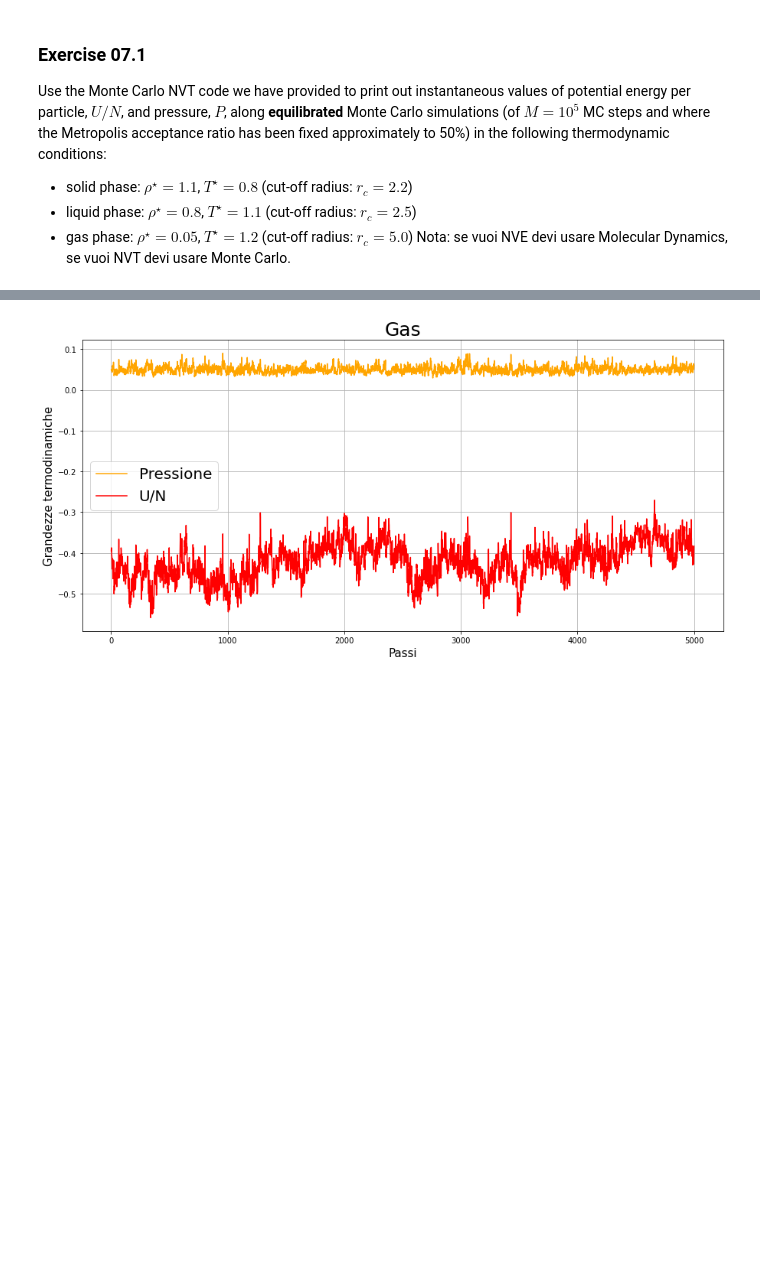
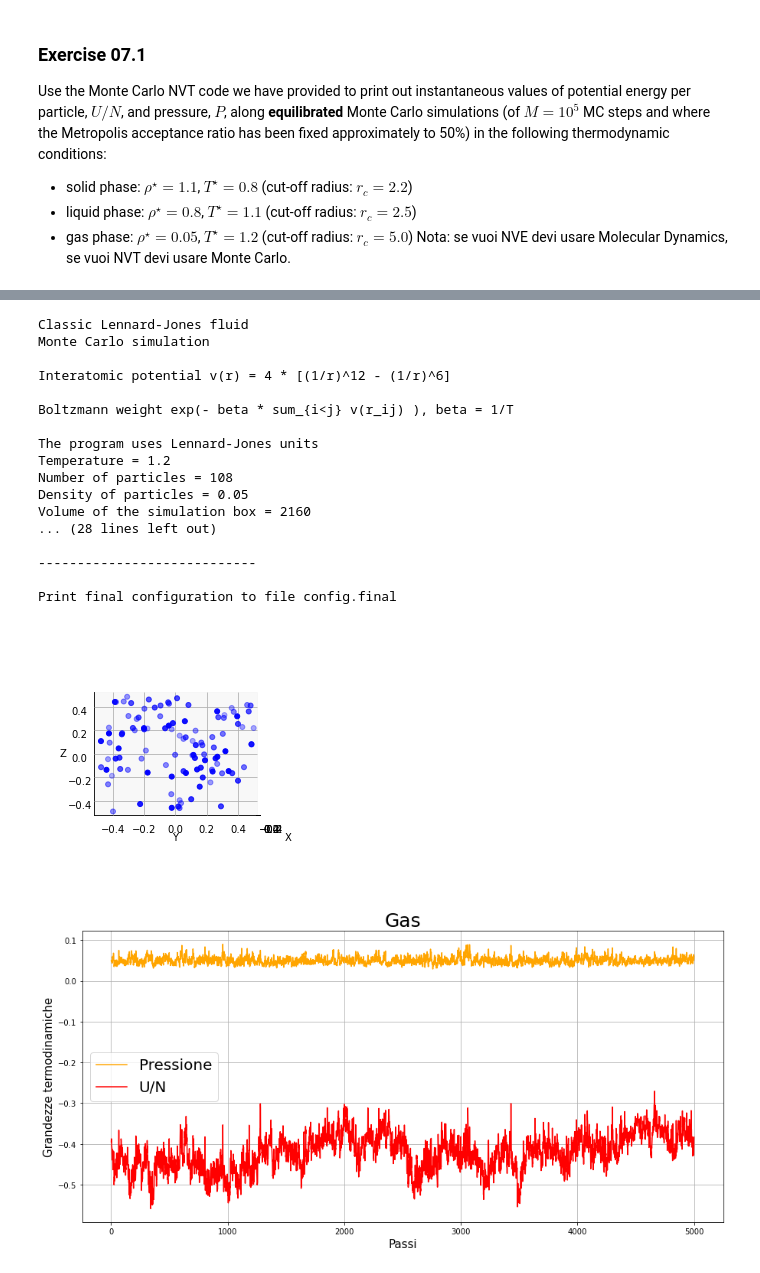
Before and after one commit to Daniele95/LSN, a Jupyter notebook: 7_MonteCarloNVT/LSN_Exercises_07.ipynb, the cells around one changed output, grey strips where cells are left out. Cells and saved outputs as stored; diff of their text form; code cells hidden in the pictures; blank space fills up the shorter version.

```diff
--- a/7_MonteCarloNVT/LSN_Exercises_07.ipynb
+++ b/7_MonteCarloNVT/LSN_Exercises_07.ipynb
@@ -110,3 +84,38 @@ current configuration:
+# %%
+import subprocess
+import os
+import shutil
+
+subprocess.run('./Monte_Carlo_NVT.exe')
+plotConfig('risultati/config.final',0,0)
+
+cartella_origine = 'risultati'
+sottocartella_destinazione = 'risultati/'+currentPhase
+
+for file in os.listdir(cartella_origine):
+    origine_file = os.path.join(cartella_origine, file)
+    destinazione_file = os.path.join(sottocartella_destinazione, file)
+    if os.path.isfile(origine_file):
+        shutil.move(origine_file, destinazione_file)
+# %% [output]
+Classic Lennard-Jones fluid
+Monte Carlo simulation
+
+Interatomic potential v(r) = 4 * [(1/r)^12 - (1/r)^6]
+
+Boltzmann weight exp(- beta * sum_{i<j} v(r_ij) ), beta = 1/T
+
+The program uses Lennard-Jones units
+Temperature = 1.2
+Number of particles = 108
+Density of particles = 0.05
+Volume of the simulation box = 2160
+... (28 lines left out)
+
+----------------------------
+
+Print final configuration to file config.final
+[figure, added]
 # %%
 #Equilibrazione:
 import numpy as np
```
Also changed, not shown: parts of 6 cells of this notebook, 34 other files.
